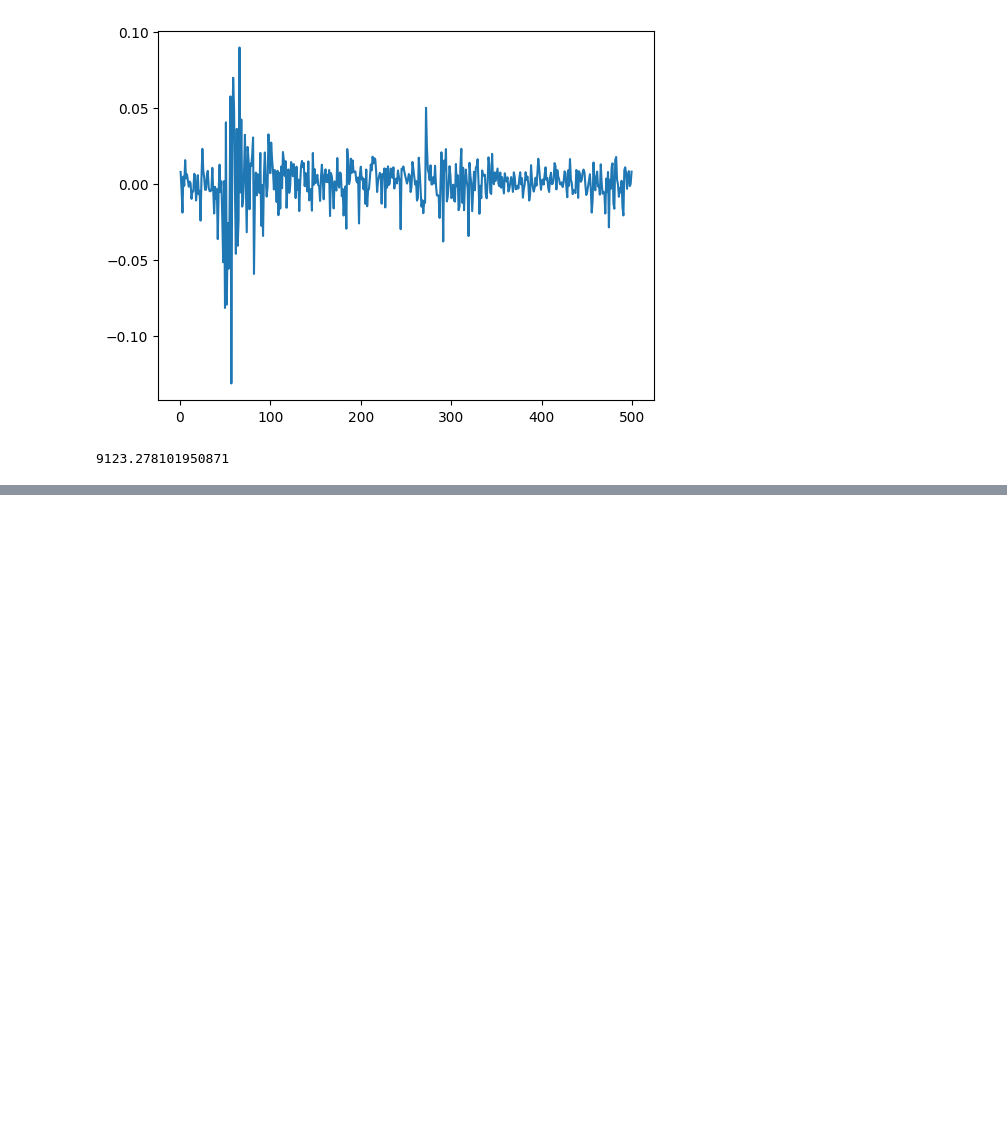
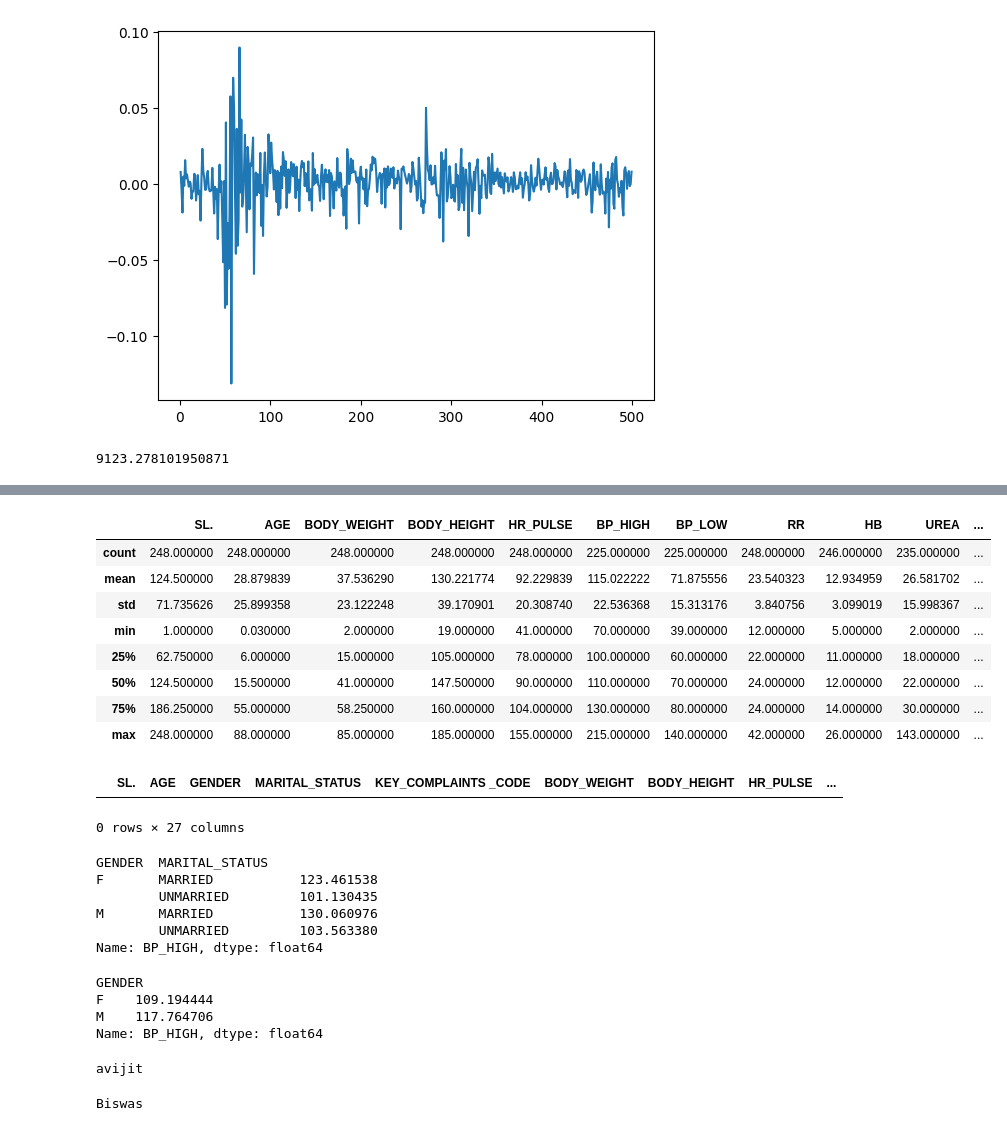
Before and after one commit to avijit4000/Practice, a Jupyter notebook: TEST_WORK/NEW/testy.ipynb, the cells around one changed output, grey strips where cells are left out. Cells and saved outputs as stored; diff of their text form; code cells hidden in the pictures; blank space fills up the shorter version.

```diff
--- a/TEST_WORK/NEW/testy.ipynb
+++ b/TEST_WORK/NEW/testy.ipynb
@@ -62,0 +135,41 @@ df["Index"].std()
+# %%
+df.describe()
+# %% [output]
+|  | SL. | AGE | BODY_WEIGHT | BODY_HEIGHT | HR_PULSE | BP_HIGH | BP_LOW | RR | HB | UREA | ... |
+| count | 248.000000 | 248.000000 | 248.000000 | 248.000000 | 248.000000 | 225.000000 | 225.000000 | 248.000000 | 246.000000 | 235.000000 | ... |
+| mean | 124.500000 | 28.879839 | 37.536290 | 130.221774 | 92.229839 | 115.022222 | 71.875556 | 23.540323 | 12.934959 | 26.581702 | ... |
+| std | 71.735626 | 25.899358 | 23.122248 | 39.170901 | 20.308740 | 22.536368 | 15.313176 | 3.840756 | 3.099019 | 15.998367 | ... |
+| min | 1.000000 | 0.030000 | 2.000000 | 19.000000 | 41.000000 | 70.000000 | 39.000000 | 12.000000 | 5.000000 | 2.000000 | ... |
+| 25% | 62.750000 | 6.000000 | 15.000000 | 105.000000 | 78.000000 | 100.000000 | 60.000000 | 22.000000 | 11.000000 | 18.000000 | ... |
+| 50% | 124.500000 | 15.500000 | 41.000000 | 147.500000 | 90.000000 | 110.000000 | 70.000000 | 24.000000 | 12.000000 | 22.000000 | ... |
+| 75% | 186.250000 | 55.000000 | 58.250000 | 160.000000 | 104.000000 | 130.000000 | 80.000000 | 24.000000 | 14.000000 | 30.000000 | ... |
+| max | 248.000000 | 88.000000 | 85.000000 | 185.000000 | 155.000000 | 215.000000 | 140.000000 | 42.000000 | 26.000000 | 143.000000 | ... |
+# %%
+df[df.duplicated()==True]
+# %% [output]
+|  | SL. | AGE | GENDER | MARITAL_STATUS | KEY_COMPLAINTS _CODE | BODY_WEIGHT | BODY_HEIGHT | HR_PULSE | ... |
+0 rows × 27 columns
+# %%
+df.groupby(["GENDER","MARITAL_STATUS"])["BP_HIGH"].mean()
+# %% [output]
+GENDER  MARITAL_STATUS
+F       MARRIED           123.461538
+        UNMARRIED         101.130435
+M       MARRIED           130.060976
+        UNMARRIED         103.563380
+Name: BP_HIGH, dtype: float64
+# %%
+df.groupby("GENDER")["BP_HIGH"].mean()
+# %% [output]
+GENDER
+F    109.194444
+M    117.764706
+Name: BP_HIGH, dtype: float64
+# %%
+print("avijit")
+# %% [output]
+avijit
+# %%
+print("Biswas")
+# %% [output]
+Biswas
```
Also changed, not shown: parts of 10 cells of this notebook.
